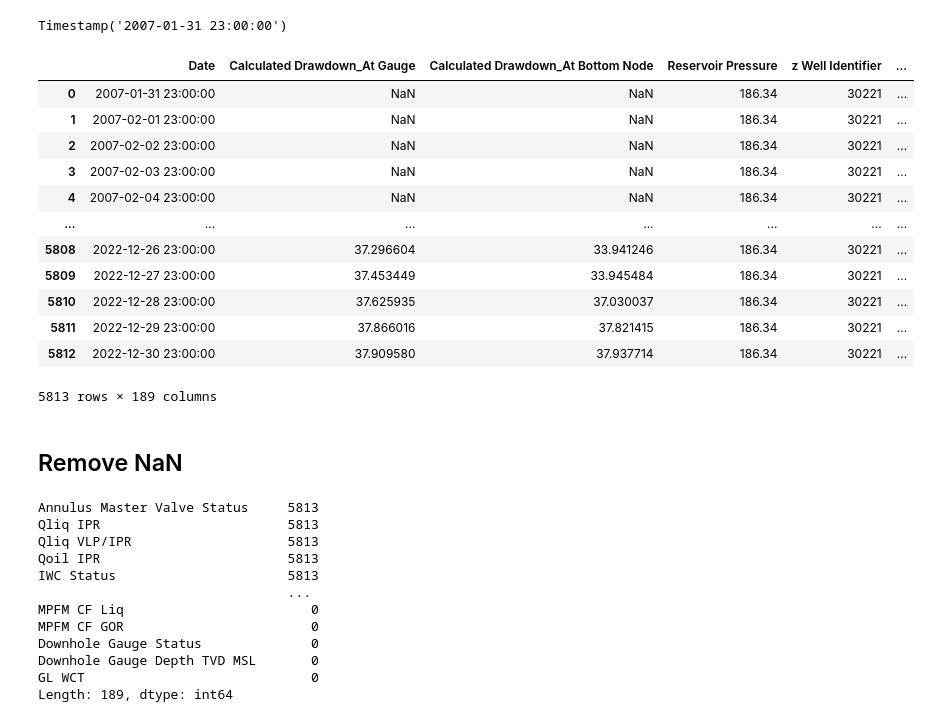
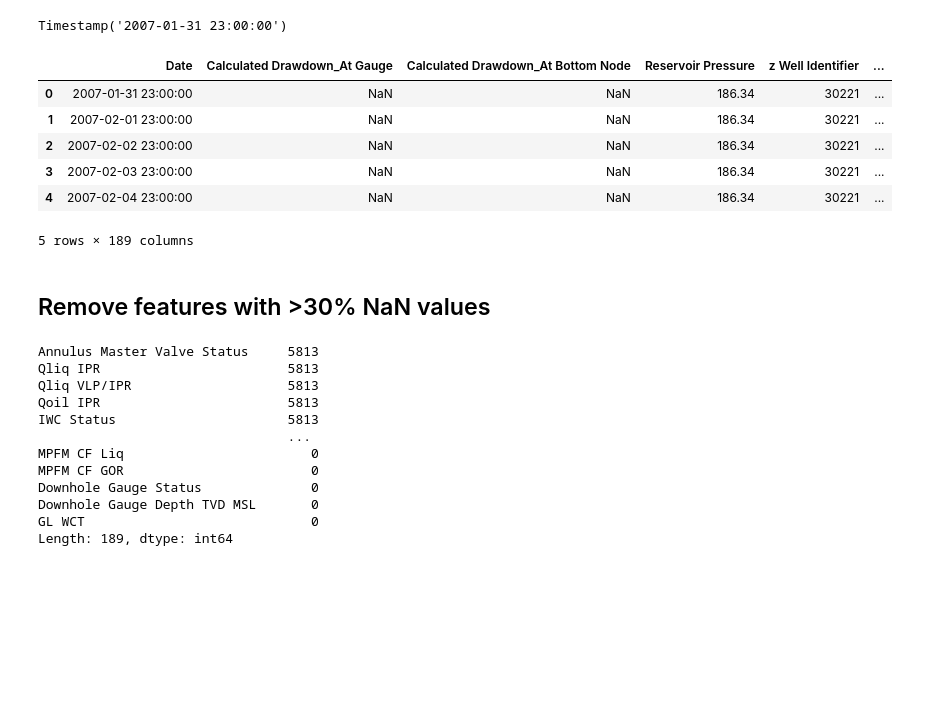
Before and after one commit to mattwagon/oil_production_prediction, a Jupyter notebook: notebooks/eduardo - basic mvp.ipynb, the cells around one changed output. Saved outputs shown, nothing was run; the diff lists cells and outputs as text; code cells hidden in the pictures; blank space fills up the shorter version.

```diff
--- a/notebooks/eduardo - basic mvp.ipynb
+++ b/notebooks/eduardo - basic mvp.ipynb
@@ -67,23 +63,17 @@ df.Date[0]
 # %% [output]
 Timestamp('2007-01-31 23:00:00')
 # %%
-df
+df.head()
 # %% [output]
 |  | Date | Calculated Drawdown_At Gauge | Calculated Drawdown_At Bottom Node | Reservoir Pressure | z Well Identifier | ... |
 | 0 | 2007-01-31 23:00:00 | NaN | NaN | 186.34 | 30221 | ... |
 | 1 | 2007-02-01 23:00:00 | NaN | NaN | 186.34 | 30221 | ... |
 | 2 | 2007-02-02 23:00:00 | NaN | NaN | 186.34 | 30221 | ... |
 | 3 | 2007-02-03 23:00:00 | NaN | NaN | 186.34 | 30221 | ... |
 | 4 | 2007-02-04 23:00:00 | NaN | NaN | 186.34 | 30221 | ... |
-| ... | ... | ... | ... | ... | ... | ... |
-| 5808 | 2022-12-26 23:00:00 | 37.296604 | 33.941246 | 186.34 | 30221 | ... |
-| 5809 | 2022-12-27 23:00:00 | 37.453449 | 33.945484 | 186.34 | 30221 | ... |
-| 5810 | 2022-12-28 23:00:00 | 37.625935 | 37.030037 | 186.34 | 30221 | ... |
-| 5811 | 2022-12-29 23:00:00 | 37.866016 | 37.821415 | 186.34 | 30221 | ... |
-| 5812 | 2022-12-30 23:00:00 | 37.909580 | 37.937714 | 186.34 | 30221 | ... |
-5813 rows × 189 columns
+5 rows × 189 columns
 # %% [markdown]
-## Remove NaN
+## Remove features with >30% NaN values
 # %%
 sorted_nan = df.isnull().sum().sort_values(ascending=False)
 sorted_nan
```
Also changed, not shown: parts of 34 cells of this notebook.
